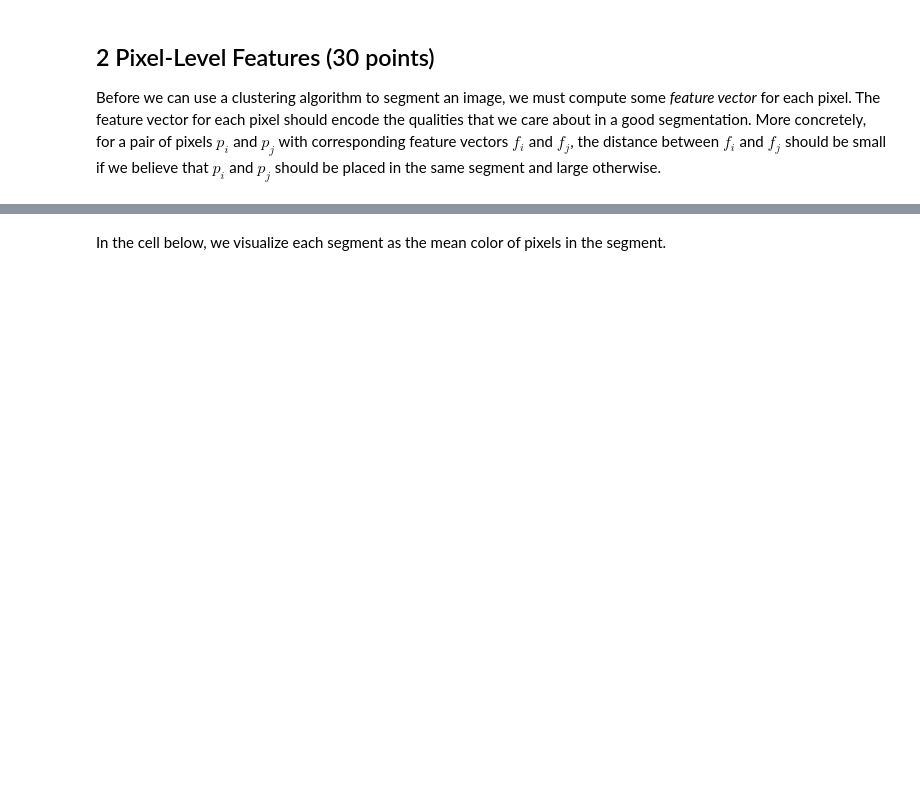
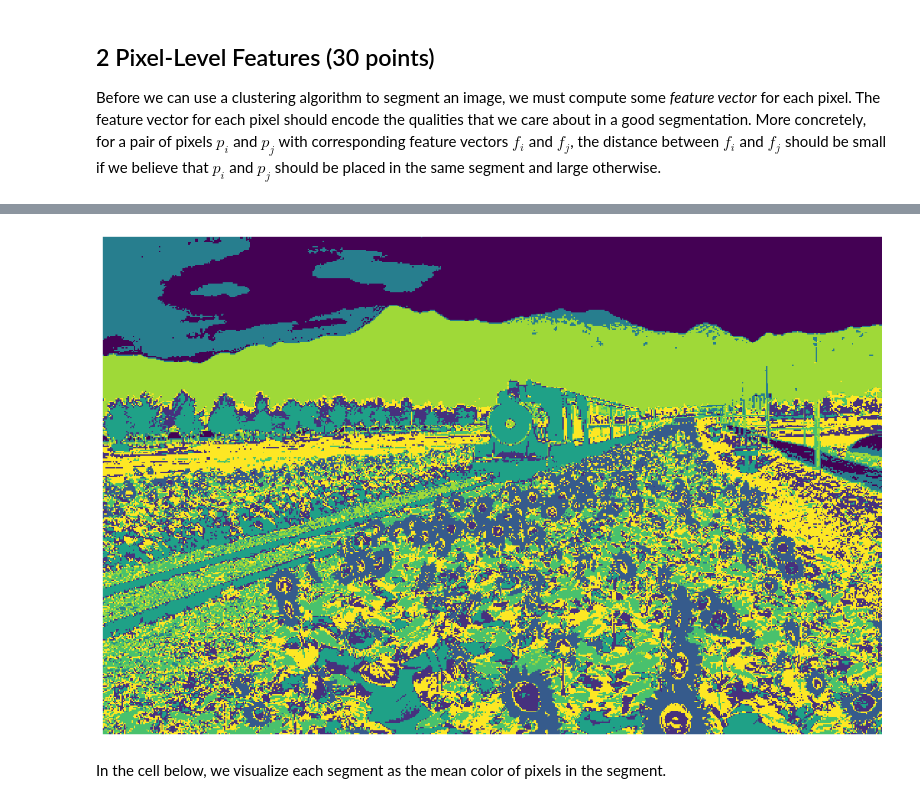
Before and after one commit to Horizon-42/CS131_release, a Jupyter notebook: fall_2019/hw5_release/hw5.ipynb, the cells around one changed output, grey strips where cells are left out. Cells and saved outputs as stored; diff of their text form; code cells hidden in the pictures; blank space fills up the shorter version.

```diff
--- a/fall_2019/hw5_release/hw5.ipynb
+++ b/fall_2019/hw5_release/hw5.ipynb
@@ -186,23 +182,25 @@ One of the simplest possible feature vectors for a pixel is simply the vector of
 # %%
 from segmentation import color_features
 np.random.seed(0)
 
 features = color_features(img)
 
 # Sanity checks
 assert features.shape == (H * W, C),\
     "Incorrect shape! Check your implementation."
 
-assert features.dtype == np.float,\
+assert features.dtype == float,\
     "dtype of color_features should be float."
 
 assignments = kmeans_fast(features, 8)
 segments = assignments.reshape((H, W))
 
 # Display segmentation
 plt.imshow(segments, cmap='viridis')
 plt.axis('off')
 plt.show()
+# %% [output]
+[figure, added]
 # %% [markdown]
 In the cell below, we visualize each segment as the mean color of pixels in the segment.
 # %%
```
Also changed, not shown: parts of 8 cells of this notebook, 2 other files.
